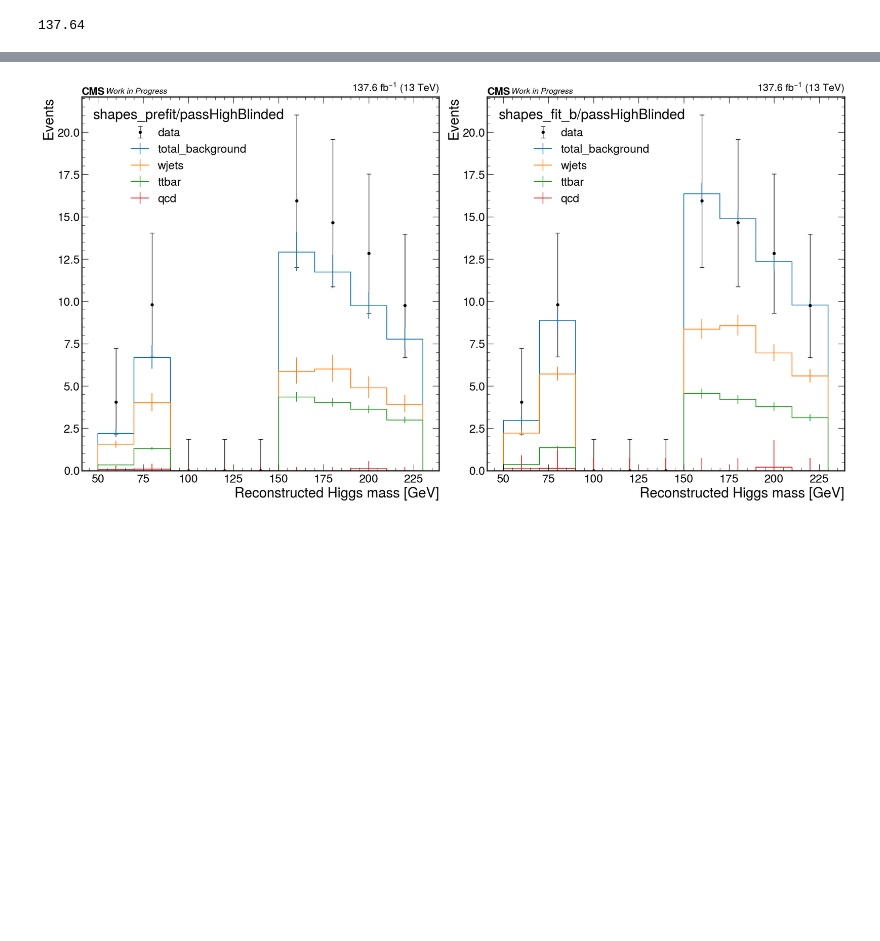
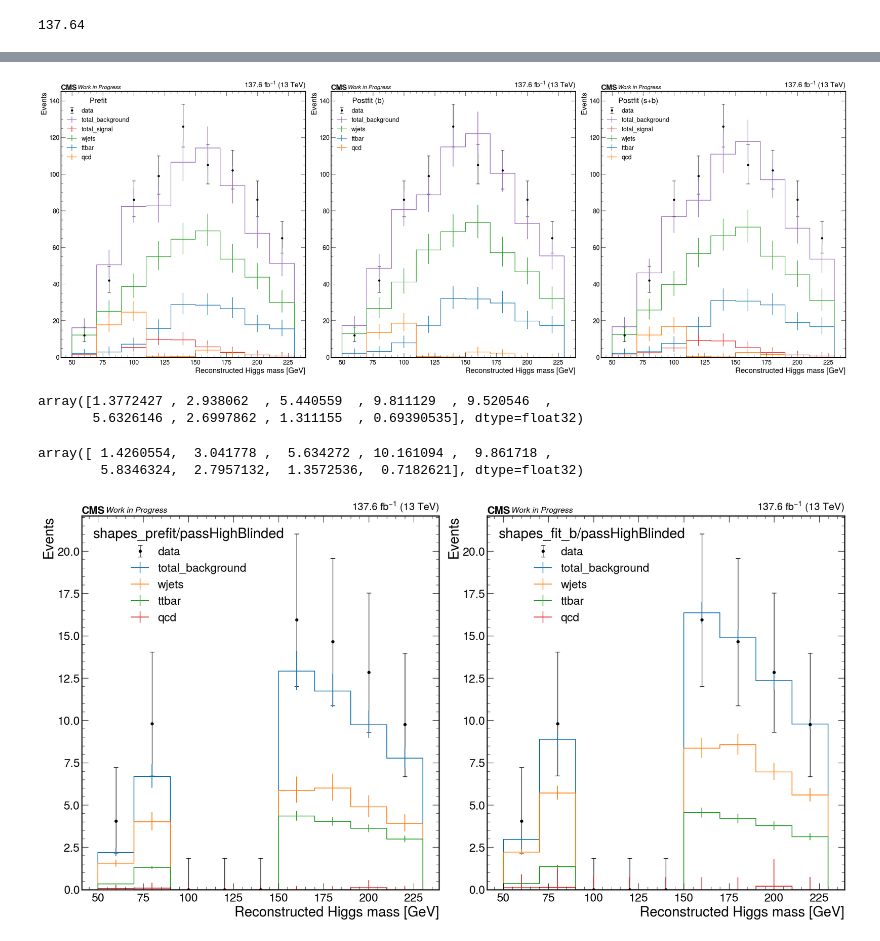
Before and after one commit to quinnanm/boostedhiggs, a Jupyter notebook: binder/combine.ipynb, the cells around one changed output, grey strips where cells are left out. Cells and saved outputs as stored; diff of their text form; code cells hidden in the pictures; blank space fills up the shorter version.

```diff
--- a/binder/combine.ipynb
+++ b/binder/combine.ipynb
@@ -209,3 +253,76 @@ plt.savefig(f"/Users/fmokhtar/Desktop/farakikopku5/combine.pdf")
+# %%
+f = uproot.open("fitDiagnosticsTest.root")
+binwidth = 20
+
+# region = "wjetsCR"
+region = "SR1"
+# region = "SR2Blinded"
+
+fig, axs = plt.subplots(1, 3, figsize=(30,11), constrained_layout=True)
+for i, key in enumerate([f"shapes_prefit", f"shapes_fit_b", f"shapes_fit_s"]):
+
+    for sample in samples:
+
+        if (sample == "total_signal") and (key=="shapes_fit_b"):
+            continue
+
+#         if "qcd" in sample:
+#             if region == "passBlinded2":
+#                 sample += f"_pass"
+#             else:
+#                 sample += f"_{region}"
+
+        if sample == "data":
+
+            hep.histplot(
+                f[f"{key}/{region}"]["data"].values()[1]*binwidth,
+                bins=list(range(50, 240, 20)),
+                ax=axs[i],
+                label=sample,
+                histtype="errorbar",
+                color="k",
+                capsize=4,
+            )
+
+        else:
+#             if "qcd" in sample:
+#                 lab = "QCD (data-driven)"
+#             else:
+#                 lab = sample
+            lab = sample
+
+            hep.histplot(
+                f[f"{key}/{region}"][sample].values()*binwidth,
+                bins=list(range(50, 240, 20)),
+                ax=axs[i],
+                histtype="step",
+                yerr=True,
+                label=lab,
+                color=color_by_sample[sample]
+            )
+
+
+    axs[i].legend(title=legend_lab[key], loc="upper left")
+    axs[i].set_ylabel(f"Events")
+    axs[i].set_xlabel(f"Reconstructed Higgs mass [GeV]")
+    axs[i].set_ylim(0)
+
+    hep.cms.lumitext("%.1f " % full_lumi + r"fb$^{-1}$ (13 TeV)", ax=axs[i], fontsize=20)
+    hep.cms.text("Work in Progress", ax=axs[i], fontsize=15)
+
+# plt.savefig(f"/Users/fmokhtar/Desktop/farakikopku5/combine.pdf")
+# %% [output]
+[figure, added]
+# %%
+f["shapes_prefit"]["SR1/total_signal"].values()*binwidth
+# %% [output]
+array([1.3772427 , 2.938062  , 5.440559  , 9.811129  , 9.520546  ,
+       5.6326146 , 2.6997862 , 1.311155  , 0.69390535], dtype=float32)
+# %%
+f["shapes_fit_s"]["SR1/total_signal"].values()*binwidth
+# %% [output]
+array([ 1.4260554,  3.041778 ,  5.634272 , 10.161094 ,  9.861718 ,
+        5.8346324,  2.7957132,  1.3572536,  0.7182621], dtype=float32)
 # %%
 # region = "wjetsCR"
 # region = "passMediumBlinded"
```
Also changed, not shown: parts of 12 cells of this notebook.
